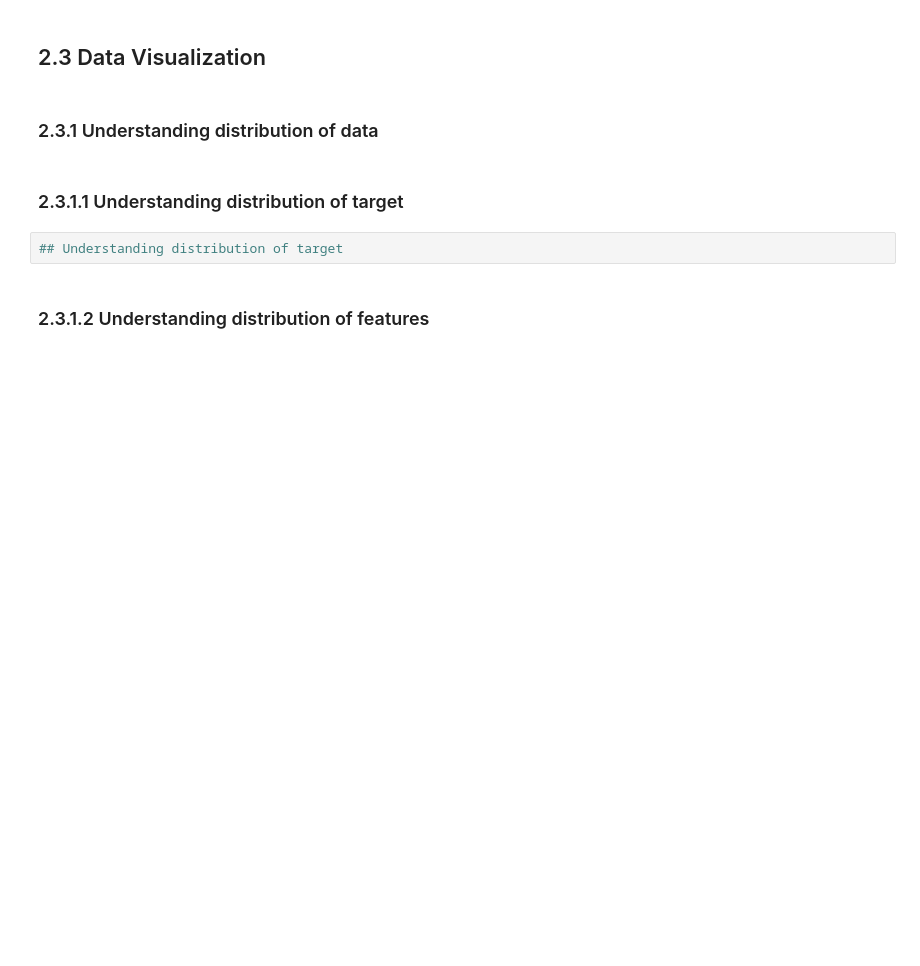
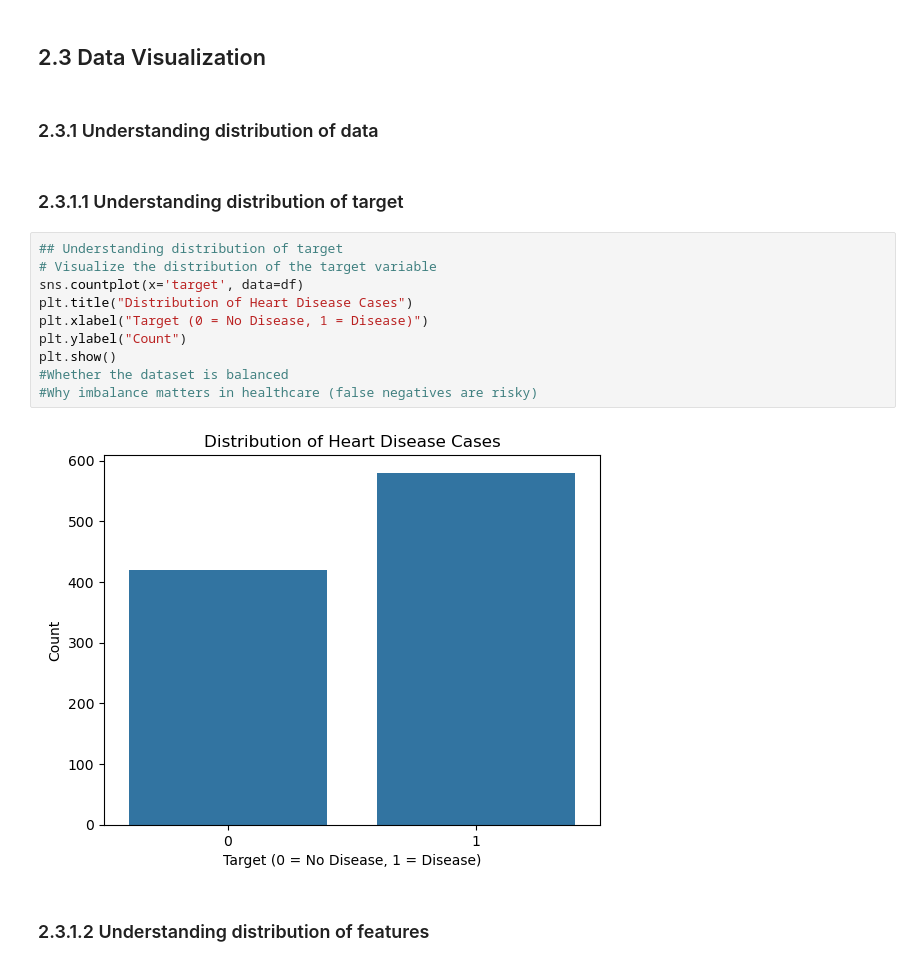
Before and after one commit to dmgfwafja123/MLDP-Project-Heart-Disease, a Jupyter notebook: notebooks/MLDP Program Codes Submission Template.ipynb, the cells around one changed output. Saved outputs shown, nothing was run; the diff lists cells and outputs as text; blank space fills up the shorter version.

```diff
--- a/notebooks/MLDP Program Codes Submission Template.ipynb
+++ b/notebooks/MLDP Program Codes Submission Template.ipynb
@@ -122,6 +130,16 @@ Name: count, dtype: int64
 ### 2.3.1.1 Understanding distribution of target
 # %%
 ## Understanding distribution of target
+# Visualize the distribution of the target variable
+sns.countplot(x='target', data=df)
+plt.title("Distribution of Heart Disease Cases")
+plt.xlabel("Target (0 = No Disease, 1 = Disease)")
+plt.ylabel("Count")
+plt.show()
+#Whether the dataset is balanced
+#Why imbalance matters in healthcare (false negatives are risky)
+# %% [output]
+[figure, added]
 # %% [markdown]
 ### 2.3.1.2 Understanding distribution of features
 # %%
```
Also changed, not shown: parts of 18 cells of this notebook, 1 other file.
